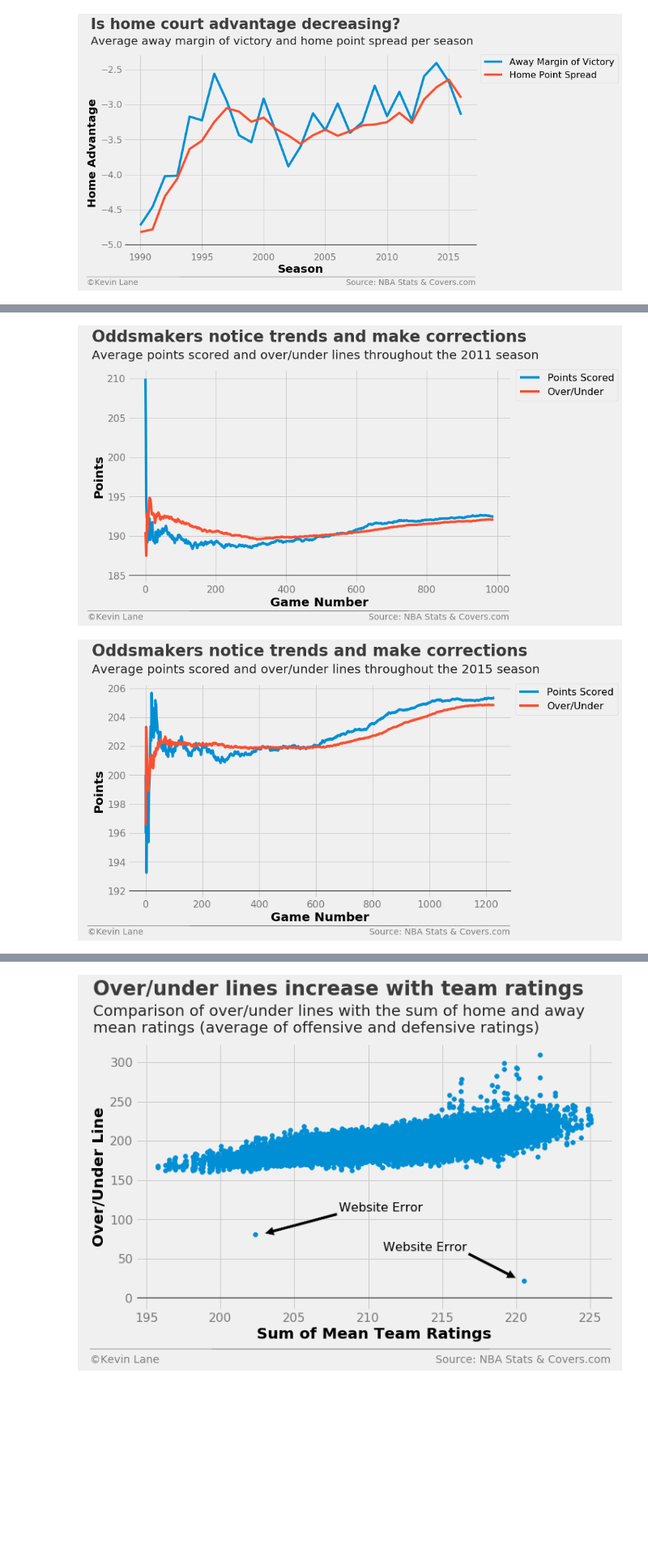
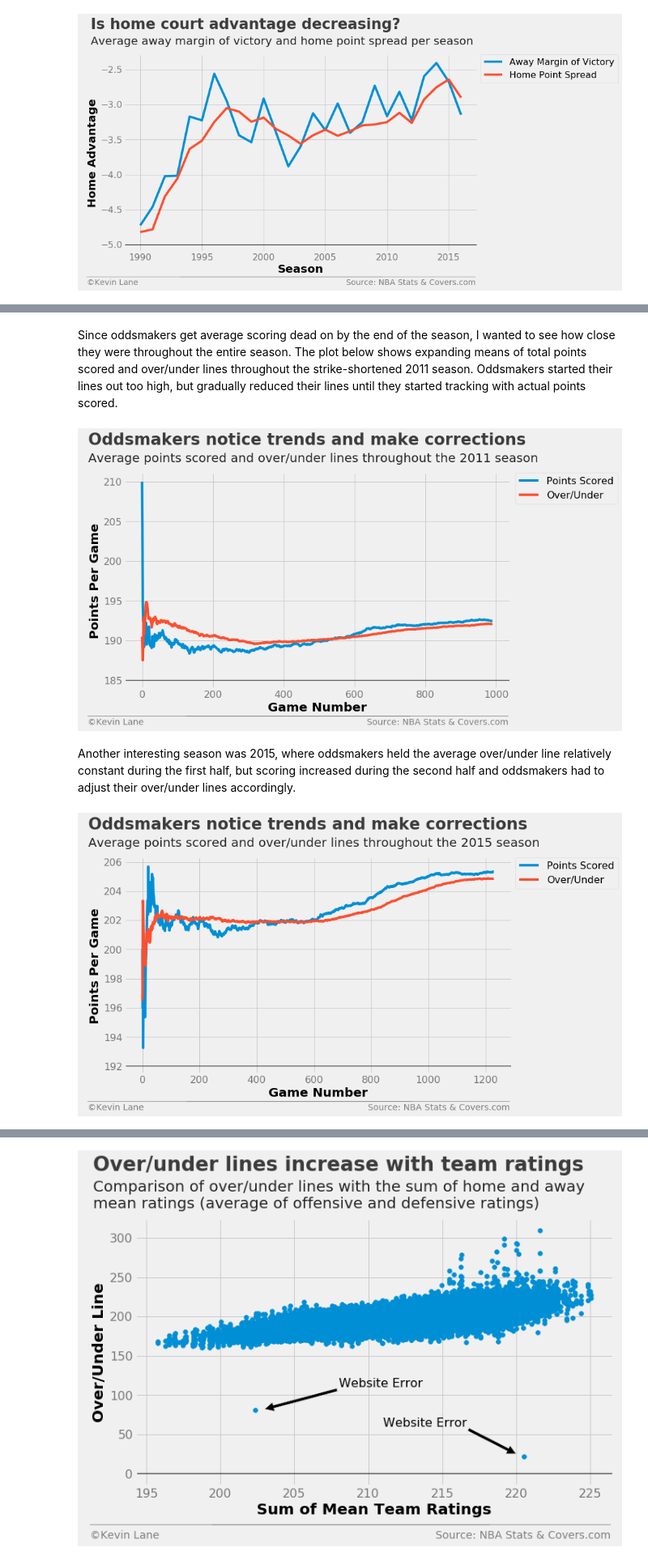
Before and after one commit to cedev935/databall-betting, a Jupyter notebook: notebooks/data-exploration.ipynb, the cells around one changed output, grey strips where cells are left out. Shown at 81% size. Saved outputs shown, nothing was run; the diff lists cells and outputs as text; code cells hidden in the pictures; blank space fills up the shorter version.

```diff
--- a/notebooks/data-exploration.ipynb
+++ b/notebooks/data-exploration.ipynb
@@ -590,3 +595,5 @@ plt.show()
+# %% [markdown]
+Since oddsmakers get average scoring dead on by the end of the season, I wanted to see how close they were throughout the entire season. The plot below shows expanding means of total points scored and over/under lines throughout the strike-shortened 2011 season. Oddsmakers started their lines out too high, but gradually reduced their lines until they started tracking with actual points scored.
 # %%
 season = 2011
 data = pd.read_sql('''
@@ -604,42 +611,44 @@ fig = plt.figure(figsize=(10, 6))
 plt.plot(x, data.TOTAL_PTS.expanding().mean(), label='Points Scored')
 plt.plot(x, data.OVER_UNDER.expanding().mean(), label='Over/Under')
 plt.xlabel('Game Number')
-plt.ylabel('Points')
+plt.ylabel('Points Per Game')
 plt.legend(fontsize=16, bbox_to_anchor=(1.28, 1), borderaxespad=0)
 plt.ylim(184)
 
 title = 'Oddsmakers notice trends and make corrections'
 subtitle = 'Average points scored and over/under lines throughout the {:d} season'.format(season)
-format_538(fig, 'NBA Stats & Covers.com', title=title, subtitle=subtitle, xoff=(-0.12, 1.01),
+format_538(fig, 'NBA Stats & Covers.com', title=title, subtitle=subtitle, xoff=(-0.11, 1.01),
            yoff=(-0.12, -0.17), toff=(-0.094, 1.13), soff=(-0.094, 1.05), bottomtick=185)
 plt.show()
 # %% [output]
-[figure, old version]
+[figure, new version]
+# %% [markdown]
+Another interesting season was 2015, where oddsmakers held the average over/under line relatively constant during the first half, but scoring increased during the second half and oddsmakers had to adjust their over/under lines accordingly.
 # %%
 season = 2015
 data = pd.read_sql('''
     SELECT
         2 * AVG(PTS) as TOTAL_PTS,
         OVER_UNDER
     FROM games
     JOIN team_game_stats ON games.ID IS team_game_stats.GAME_ID
     JOIN betting ON games.ID IS betting.GAME_ID
     WHERE SEASON == {:d}
     GROUP BY GAME_DATE, ID'''.format(season), conn)
 
 x = range(0, len(data))
 fig = plt.figure(figsize=(10, 6))
 plt.plot(x, data.TOTAL_PTS.expanding().mean(), label='Points Scored')
 plt.plot(x, data.OVER_UNDER.expanding().mean(), label='Over/Under')
 plt.xlabel('Game Number')
-plt.ylabel('Points')
+plt.ylabel('Points Per Game')
 plt.legend(fontsize=16, bbox_to_anchor=(1.01, 1), borderaxespad=0)
 plt.ylim(191.5)
 
 title = 'Oddsmakers notice trends and make corrections'
 subtitle = 'Average points scored and over/under lines throughout the {:d} season'.format(season)
-format_538(fig, 'NBA Stats & Covers.com', title=title, subtitle=subtitle, xoff=(-0.12, 1.01),
+format_538(fig, 'NBA Stats & Covers.com', title=title, subtitle=subtitle, xoff=(-0.11, 1.01),
            yoff=(-0.12, -0.17), toff=(-0.094, 1.13), soff=(-0.094, 1.05), bottomtick=192)
 plt.show()
 # %% [output]
-[figure, old version]
+[figure, new version]
```
Also changed, not shown: parts of 52 cells of this notebook.
